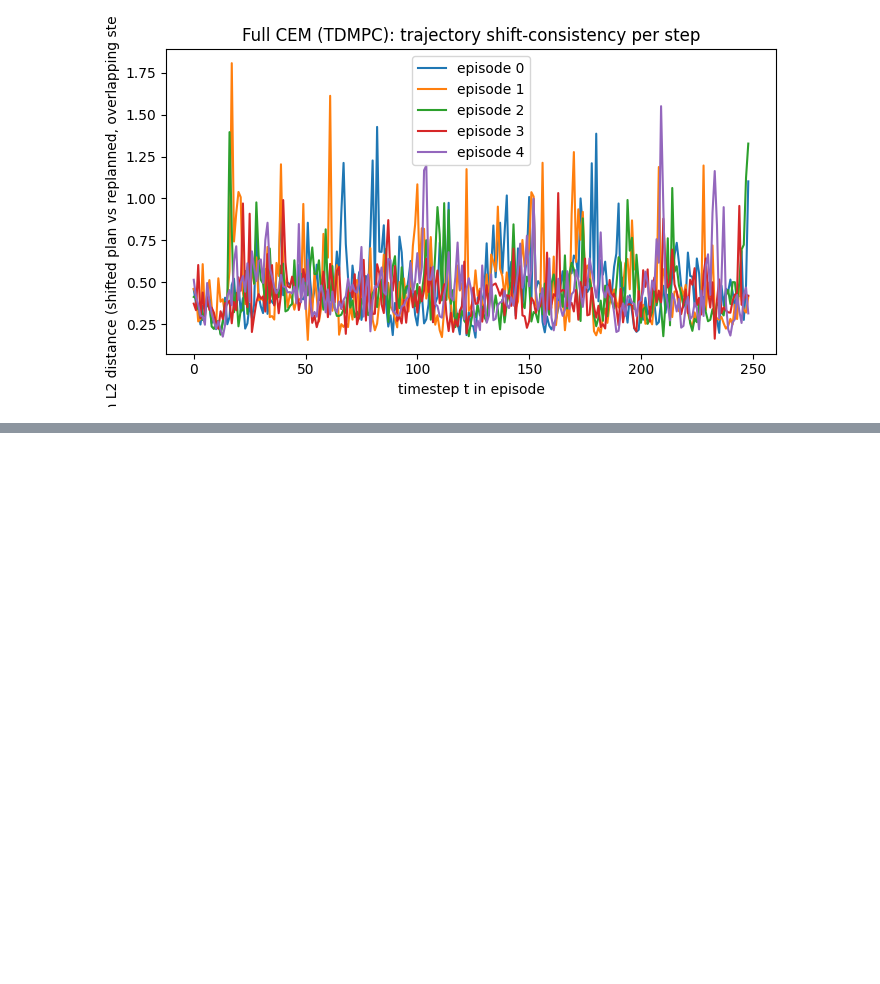
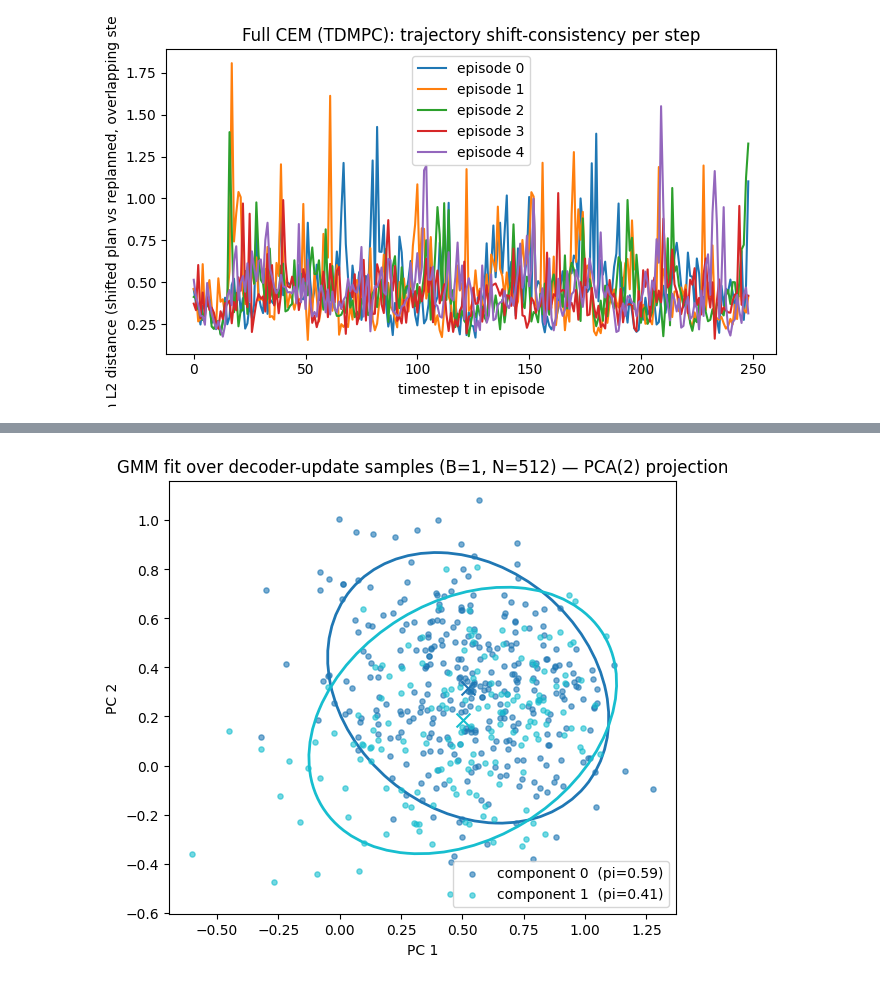
Before and after one commit to odykon/td-mpc_o2, a Jupyter notebook: train_o2_ddpg_debug-2-2.ipynb, the cells around one changed output, grey strips where cells are left out. Saved outputs shown, nothing was run; the diff lists cells and outputs as text; code cells hidden in the pictures; blank space fills up the shorter version.

```diff
--- a/train_o2_ddpg_debug-2-2.ipynb
+++ b/train_o2_ddpg_debug-2-2.ipynb
@@ -1163,0 +1182,53 @@ episode 5/5: 250 steps, horizon=5
+# %%
+import matplotlib.pyplot as plt
+import matplotlib.patches as patches
+import numpy as np
+
+def project_2d(actions, mu, Sigma):
+    """Linear projection to 2D. Uses raw axes if A==2, else the top-2 PCA
+    directions of the samples — a linear map keeps the GMM components
+    Gaussian, so their covariance ellipses project exactly."""
+    A = actions.shape[1]
+    if A == 2:
+        P = np.eye(2)
+    else:
+        centered = actions - actions.mean(axis=0, keepdims=True)
+        _, _, Vt = np.linalg.svd(centered, full_matrices=False)
+        P = Vt[:2]                                    # [2, A]
+    actions_2d = actions @ P.T
+    mu_2d      = mu @ P.T
+    Sigma_2d   = np.einsum('ij,kjl,ml->kim', P, Sigma, P)
+    return actions_2d, mu_2d, Sigma_2d
+
+actions_2d, mu_2d, Sigma_2d = project_2d(actions, mu_np, Sigma_np)
+
+fig, ax = plt.subplots(figsize=(6, 6))
+colors = plt.cm.tab10(np.linspace(0, 1, mu_2d.shape[0]))
+
+for k in range(mu_2d.shape[0]):
+    mask = hard_assign == k
+    ax.scatter(actions_2d[mask, 0], actions_2d[mask, 1], s=14, color=colors[k],
+               alpha=0.6, label=f'component {k}  (pi={pi[0, 0, k].item():.2f})')
+
+    vals, vecs = np.linalg.eigh(Sigma_2d[k])
+    order      = vals.argsort()[::-1]
+    vals, vecs = vals[order], vecs[:, order]
+    angle      = np.degrees(np.arctan2(vecs[1, 0], vecs[0, 0]))
+    width, height = 2 * 2 * np.sqrt(np.clip(vals, 0, None))   # 2-sigma ellipse
+    ell = patches.Ellipse(mu_2d[k], width, height, angle=angle,
+                           edgecolor=colors[k], facecolor='none', lw=2)
+    ax.add_patch(ell)
+    ax.scatter(*mu_2d[k], marker='x', s=100, color=colors[k])
+
+title = f'GMM fit over decoder-update samples (B=1, N={actions.shape[0]})'
+if A != 2:
+    title += ' — PCA(2) projection'
+ax.set_title(title)
+ax.set_xlabel('dim 0' if A == 2 else 'PC 1')
+ax.set_ylabel('dim 1' if A == 2 else 'PC 2')
+ax.legend()
+ax.set_aspect('equal')
+plt.tight_layout()
+plt.show()
+# %% [output]
+[figure, added]
```
Also changed, not shown: parts of 9 cells of this notebook, 5 other files.
